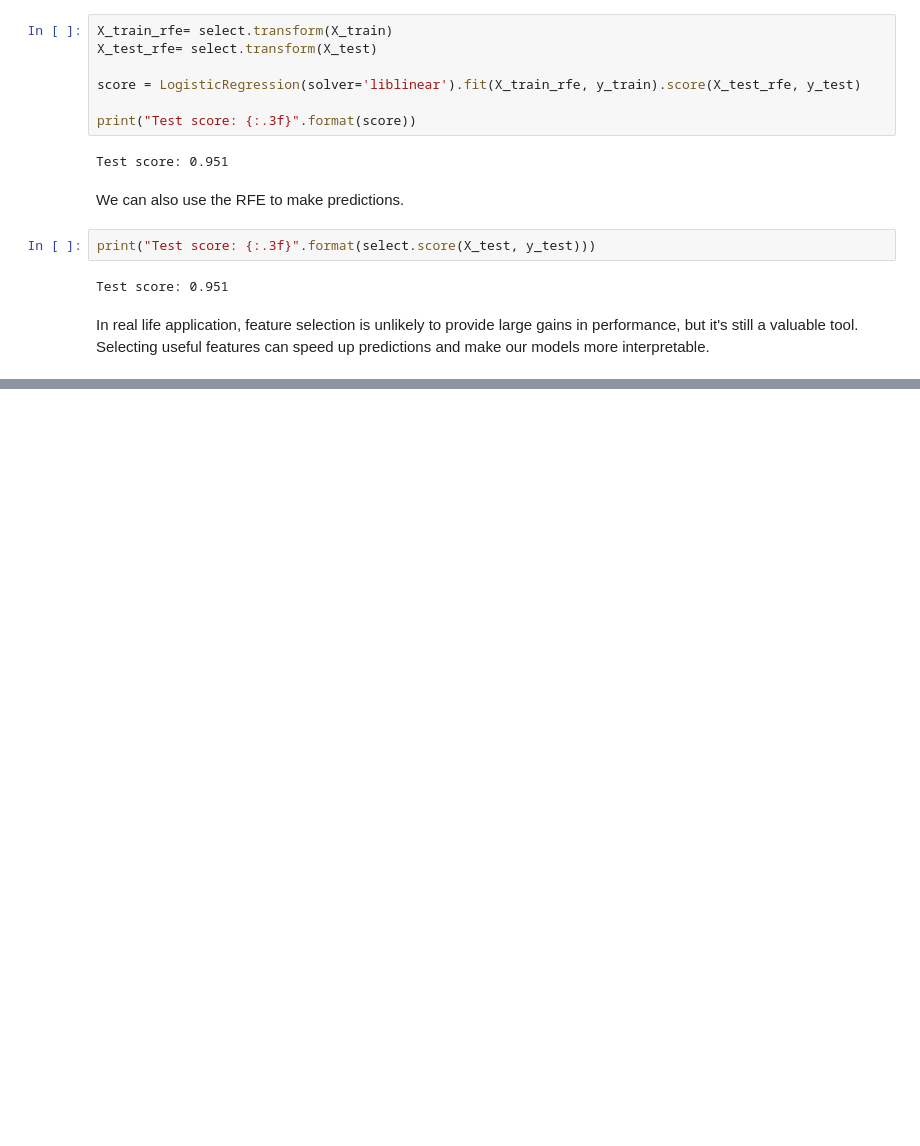
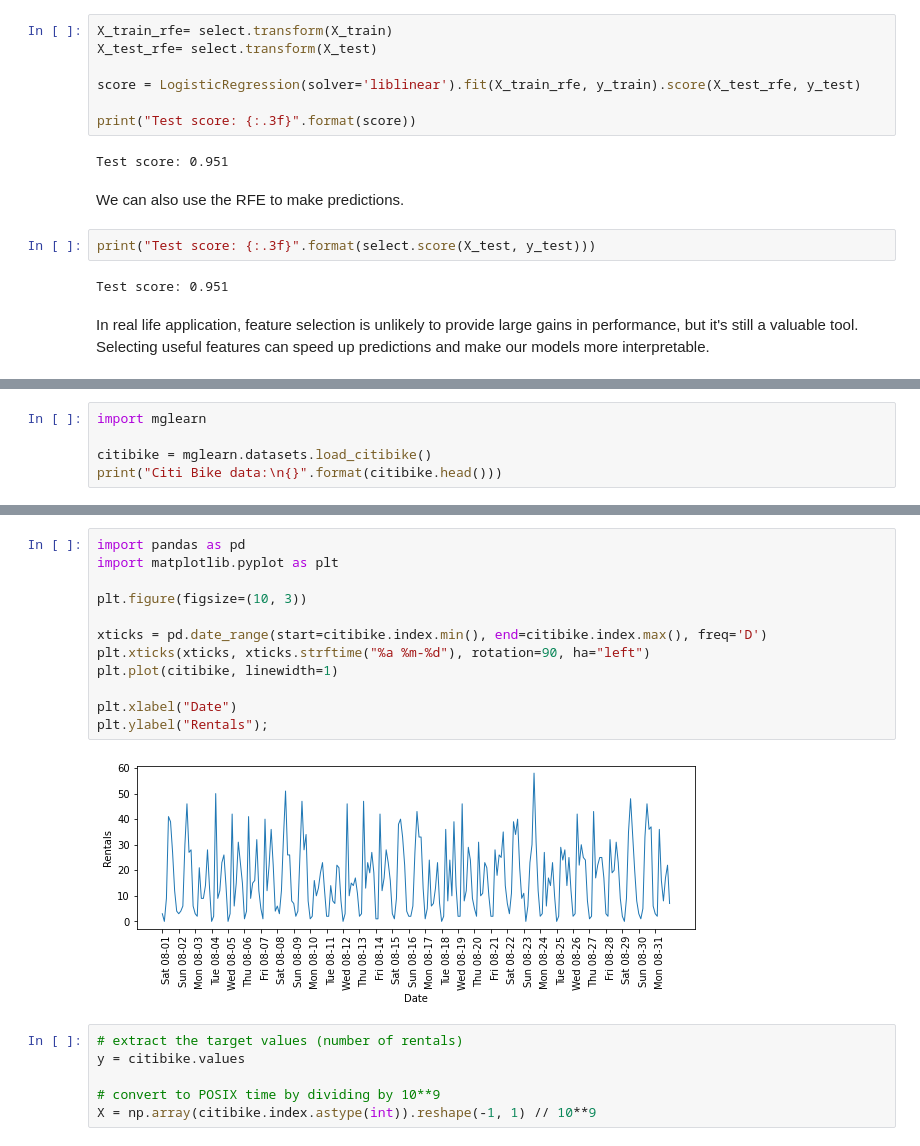
Before and after one commit to provezano/ML_Intro_Notebooks, a Jupyter notebook: cap4.2 - Automatic Feature Selection.ipynb, the cells around one changed output, grey strips where cells are left out. Cells and saved outputs as stored; diff of their text form; blank space fills up the shorter version.

```diff
--- a/cap4.2 - Automatic Feature Selection.ipynb
+++ b/cap4.2 - Automatic Feature Selection.ipynb
@@ -176,0 +179,5 @@ In real life application, feature selection is unlikely to provide large gains i
+# %%
+import mglearn
+
+citibike = mglearn.datasets.load_citibike()
+print("Citi Bike data:\n{}".format(citibike.head()))
@@ -176,0 +193,20 @@ In real life application, feature selection is unlikely to provide large gains i
+# %%
+import pandas as pd
+import matplotlib.pyplot as plt
+
+plt.figure(figsize=(10, 3))
+
+xticks = pd.date_range(start=citibike.index.min(), end=citibike.index.max(), freq='D')
+plt.xticks(xticks, xticks.strftime("%a %m-%d"), rotation=90, ha="left")
+plt.plot(citibike, linewidth=1)
+
+plt.xlabel("Date")
+plt.ylabel("Rentals");
+# %% [output]
+[figure, added]
+# %%
+# extract the target values (number of rentals)
+y = citibike.values
+
+# convert to POSIX time by dividing by 10**9
+X = np.array(citibike.index.astype(int)).reshape(-1, 1) // 10**9
```
Also changed, not shown: parts of 13 cells of this notebook.
